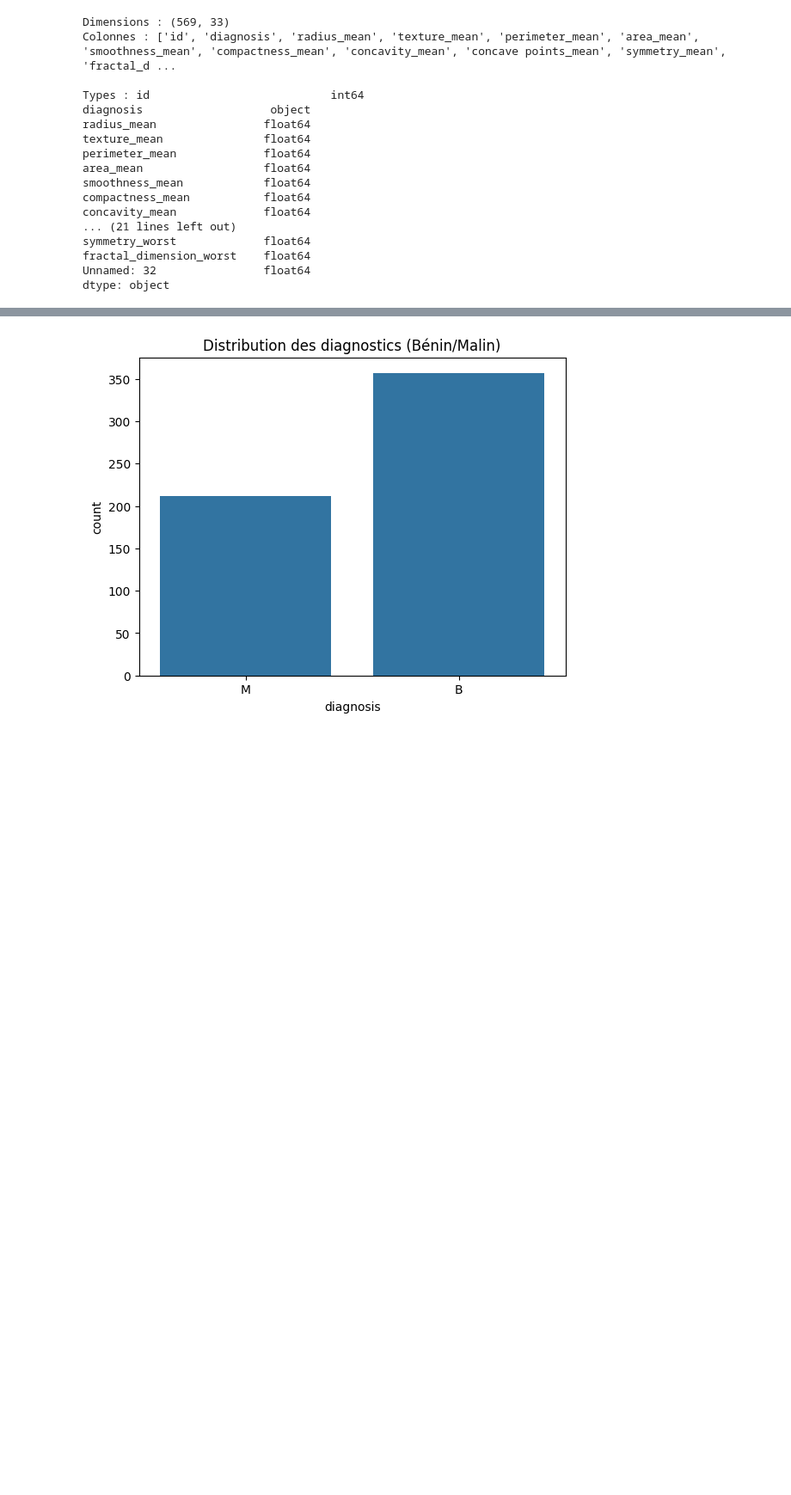
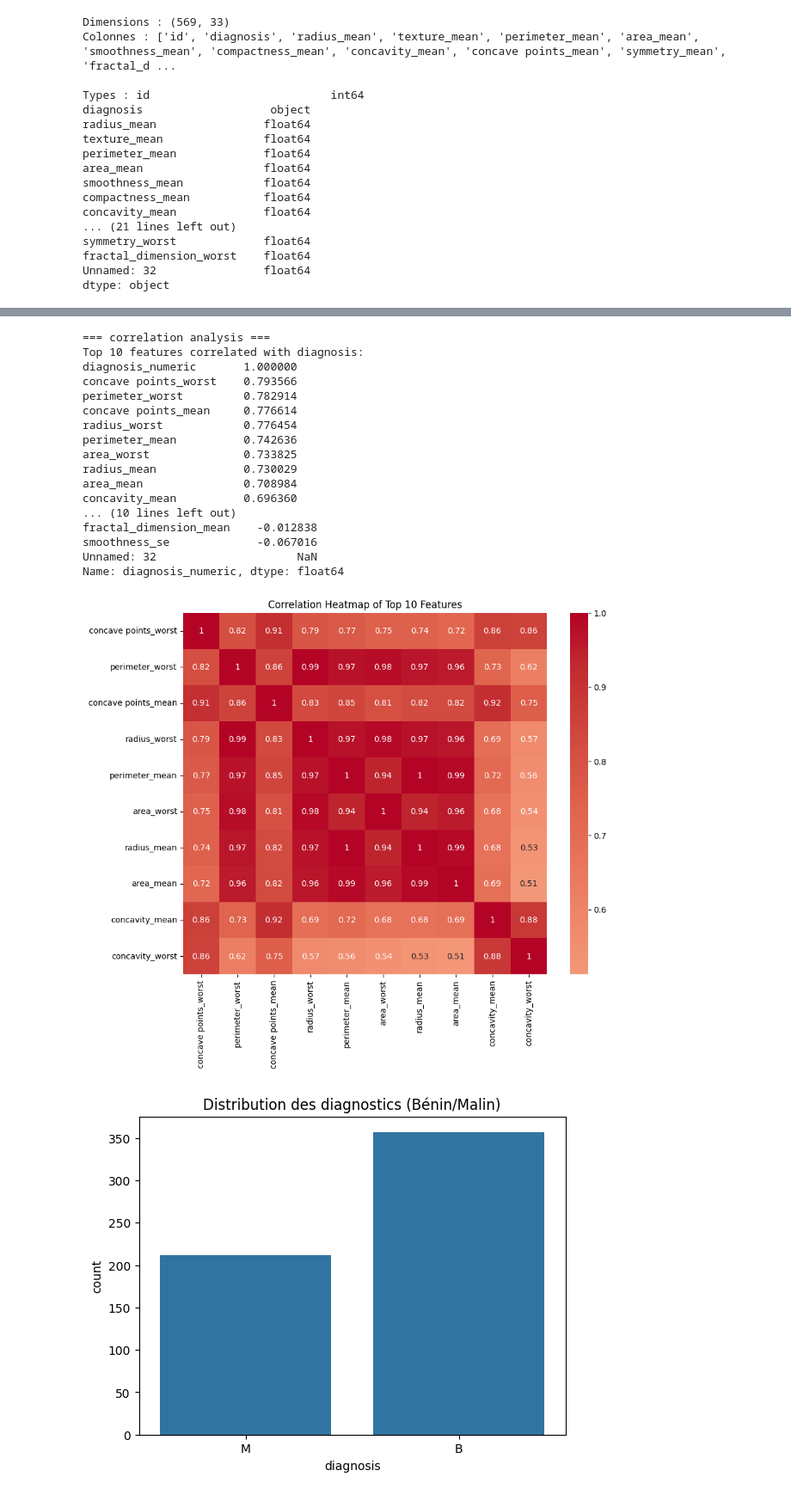
Before and after one commit to eyaguirat10/CoWin-Breast-Cancer-Detection, a Jupyter notebook: Eya_Guirat_Breast_Cancer_Detection.ipynb, the cells around one changed output, grey strips where cells are left out. Shown at 86% size. Saved outputs shown, nothing was run; the diff lists cells and outputs as text; code cells hidden in the pictures; blank space fills up the shorter version.

```diff
--- a/Eya_Guirat_Breast_Cancer_Detection.ipynb
+++ b/Eya_Guirat_Breast_Cancer_Detection.ipynb
@@ -76,3 +273,43 @@ dtype: object
+# %%
+print("Correlation analysis")
+
+# Convert diagnosis to numerical for correlation
+df_corr = df.copy()
+df_corr['diagnosis_numeric'] = df_corr['diagnosis'].map({'M': 1, 'B': 0})
+
+# Correlation with target
+corr_with_target = df_corr.corr(numeric_only=True)['diagnosis_numeric'].sort_values(ascending=False)
+print("Top 10 features correlated with diagnosis:")
+print(corr_with_target.head(10))
+
+print("\n Bottom 10 features correlated with diagnosis:")
+print(corr_with_target.tail(10))
+
+# Plot correlation heatmap for top features
+top_corr_features = corr_with_target.index[1:11]  # Exclude diagnosis itself
+plt.figure(figsize=(10, 8))
+sns.heatmap(df_corr[top_corr_features].corr(), annot=True, cmap='coolwarm', center=0)
+plt.title('Correlation Heatmap of Top 10 Features')
+plt.show()
+# %% [output]
+=== correlation analysis ===
+Top 10 features correlated with diagnosis:
+diagnosis_numeric       1.000000
+concave points_worst    0.793566
+perimeter_worst         0.782914
+concave points_mean     0.776614
+radius_worst            0.776454
+perimeter_mean          0.742636
+area_worst              0.733825
+radius_mean             0.730029
+area_mean               0.708984
+concavity_mean          0.696360
+... (10 lines left out)
+fractal_dimension_mean    -0.012838
+smoothness_se             -0.067016
+Unnamed: 32                     NaN
+Name: diagnosis_numeric, dtype: float64
+[figure, added]
 # %%
 sns.countplot(x="diagnosis", data=df)
 plt.title("Distribution des diagnostics (Bénin/Malin)")
```
Also changed, not shown: parts of 15 cells of this notebook.
